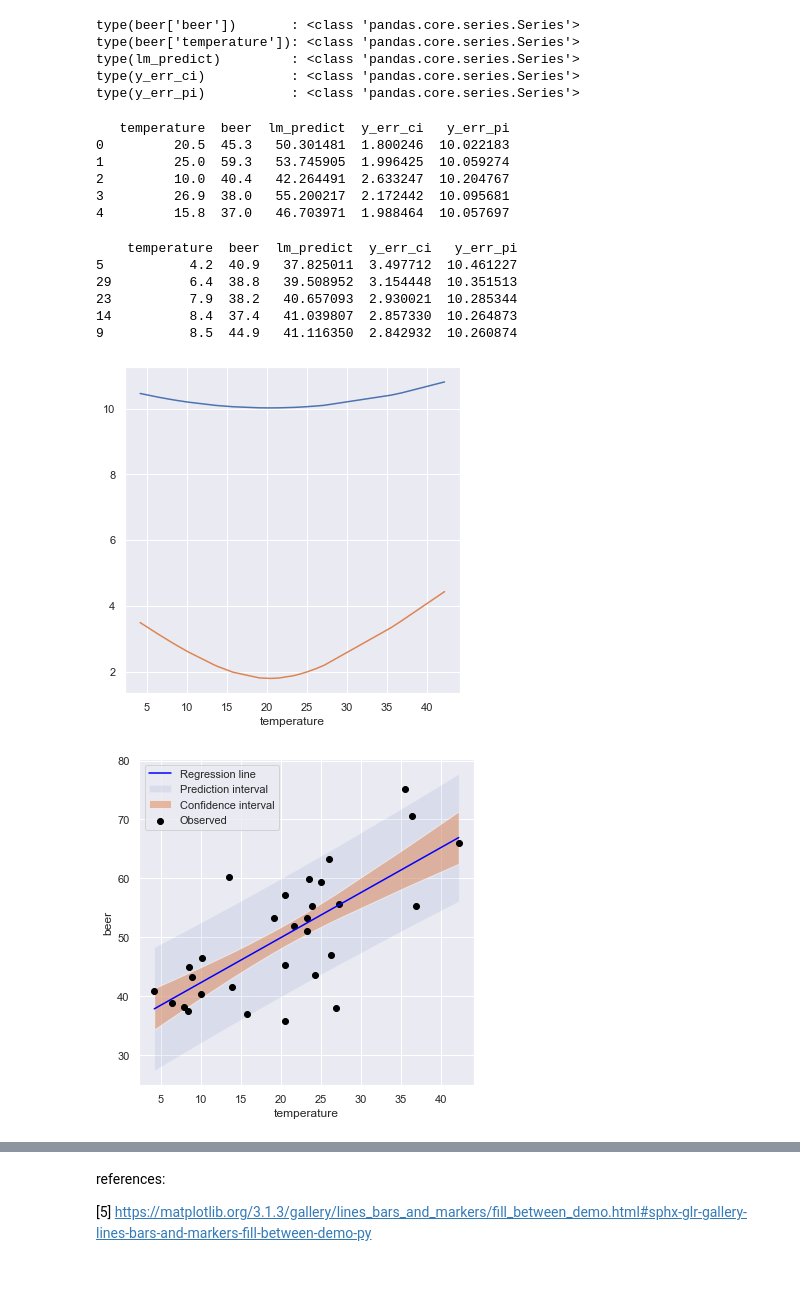
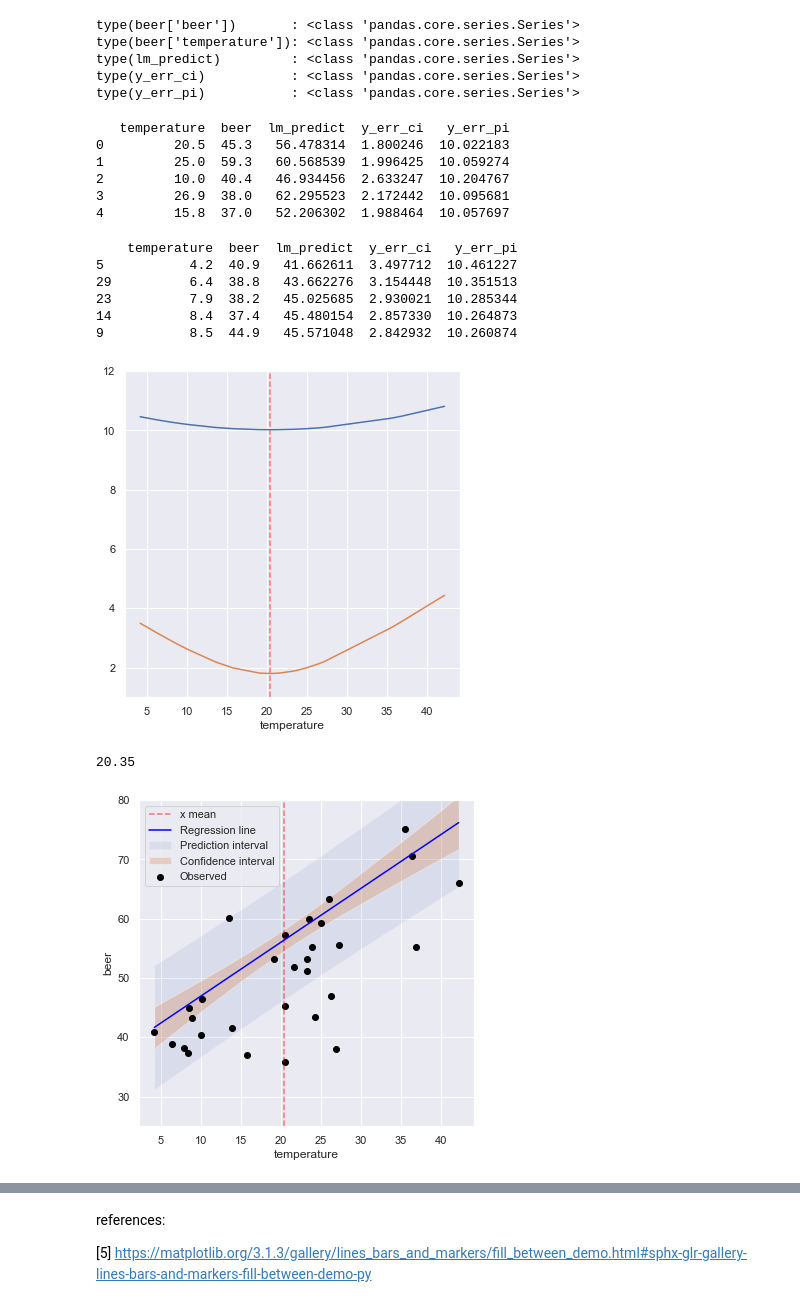
Before and after one commit to meticulousdev/StatisticsWithPython, a Jupyter notebook: StatisticsTextbook/chap05/ci_pi.ipynb, the cells around one changed output, grey strips where cells are left out. Drawn from its saved outputs; the diff is of its cells as text; code cells hidden in the pictures; blank space fills up the shorter version.

```diff
--- a/StatisticsTextbook/chap05/ci_pi.ipynb
+++ b/StatisticsTextbook/chap05/ci_pi.ipynb
@@ -112,3 +112,23 @@ plt.plot(beer['temperature'], lm_predict, 'b')
 plt.show()
 # %% [output]
 [figure]
+# %%
+sns.lmplot(x="temperature", y="beer", data=beer, scatter=False)
+plt.scatter(beer['temperature'], beer['beer'], label='Observed', marker='o', color='black')
+
+a = lm_model.params['temperature']
+b = lm_model.params['Intercept']
+lm_predict = b + a * beer['temperature']
+plt.plot(beer['temperature'], lm_predict, 'b')
+
+a_temp = lm_model.bse['temperature']
+b_temp = lm_model.bse['Intercept']
+
+a_bse_list = [-a_temp, a_temp]
+b_bse_list = [-b_temp, b_temp]
+for a_bse in a_bse_list:
+    for b_bse in b_bse_list:
+        lm_predict = b + b_bse + (a + a_bse) * beer['temperature']
+        plt.plot(beer['temperature'], lm_predict, 'r', alpha=0.5)
+
+plt.show()
@@ -180,54 +202,72 @@ lm_beer = pd.DataFrame(data)
 print(lm_beer.head())
 # %% [output]
    temperature  beer  lm_predict  y_err_ci   y_err_pi
-0         20.5  45.3   50.301481  1.800246  10.022183
-1         25.0  59.3   53.745905  1.996425  10.059274
-2         10.0  40.4   42.264491  2.633247  10.204767
-3         26.9  38.0   55.200217  2.172442  10.095681
-4         15.8  37.0   46.703971  1.988464  10.057697
+0         20.5  45.3   56.478314  1.800246  10.022183
+1         25.0  59.3   60.568539  1.996425  10.059274
+2         10.0  40.4   46.934456  2.633247  10.204767
+3         26.9  38.0   62.295523  2.172442  10.095681
+4         15.8  37.0   52.206302  1.988464  10.057697
 # %%
 lm_beer = lm_beer.sort_values('temperature')
 print(lm_beer.head())
 # %% [output]
     temperature  beer  lm_predict  y_err_ci   y_err_pi
-5           4.2  40.9   37.825011  3.497712  10.461227
-29          6.4  38.8   39.508952  3.154448  10.351513
-23          7.9  38.2   40.657093  2.930021  10.285344
-14          8.4  37.4   41.039807  2.857330  10.264873
-9           8.5  44.9   41.116350  2.842932  10.260874
+5           4.2  40.9   41.662611  3.497712  10.461227
+29          6.4  38.8   43.662276  3.154448  10.351513
+23          7.9  38.2   45.025685  2.930021  10.285344
+14          8.4  37.4   45.480154  2.857330  10.264873
+9           8.5  44.9   45.571048  2.842932  10.260874
 # %%
 plt.figure(figsize=(6, 6))
+
+yrange = [1, 12]
+x_mean = lm_beer['temperature'].mean()
+plt.plot([x_mean, x_mean], yrange,
+         linestyle='dashed', color='red', alpha=0.5, label='x mean')
+
 plt.plot(lm_beer['temperature'], lm_beer['y_err_pi'])
 plt.plot(lm_beer['temperature'], lm_beer['y_err_ci'])
+
 plt.xlabel('temperature')
+plt.ylim(yrange)
 plt.show()
 # %% [output]
-[figure, old version]
+[figure, new version]
+# %%
+lm_beer['temperature'].mean()
+# %% [output]
+20.35
 # %%
 plt.figure(figsize=(6, 6))
+
+yrange = [25, 80]
+x_mean = lm_beer['temperature'].mean()
+plt.plot([x_mean, x_mean], yrange,
+         linestyle='dashed', color='red', alpha=0.5, label='x mean')
 
 plt.fill_between(lm_beer['temperature'],
                  lm_beer['lm_predict'] - lm_beer['y_err_pi'],
                  lm_beer['lm_predict'] + lm_beer['y_err_pi'],
                  alpha=0.1, label='Prediction interval')
 
 plt.fill_between(lm_beer['temperature'],
                  lm_beer['lm_predict'] - lm_beer['y_err_ci'],
                  lm_beer['lm_predict'] + lm_beer['y_err_ci'],
-                 alpha=0.5, label='Confidence interval')
+                 alpha=0.3, label='Confidence interval')
 
 plt.scatter(lm_beer['temperature'], lm_beer['beer'],
             marker='o', color='black', label='Observed')
 
 plt.plot(lm_beer['temperature'], lm_beer['lm_predict'],
          color='blue', label='Regression line')
 
 plt.xlabel('temperature')
 plt.ylabel('beer')
+plt.ylim(yrange)
 plt.legend()
 plt.show()
 # %% [output]
-[figure, old version]
+[figure, new version]
 # %%
 sns.lmplot(x="temperature", y="beer", data=beer)
 
```
Also changed, not shown: parts of 8 cells of this notebook.
